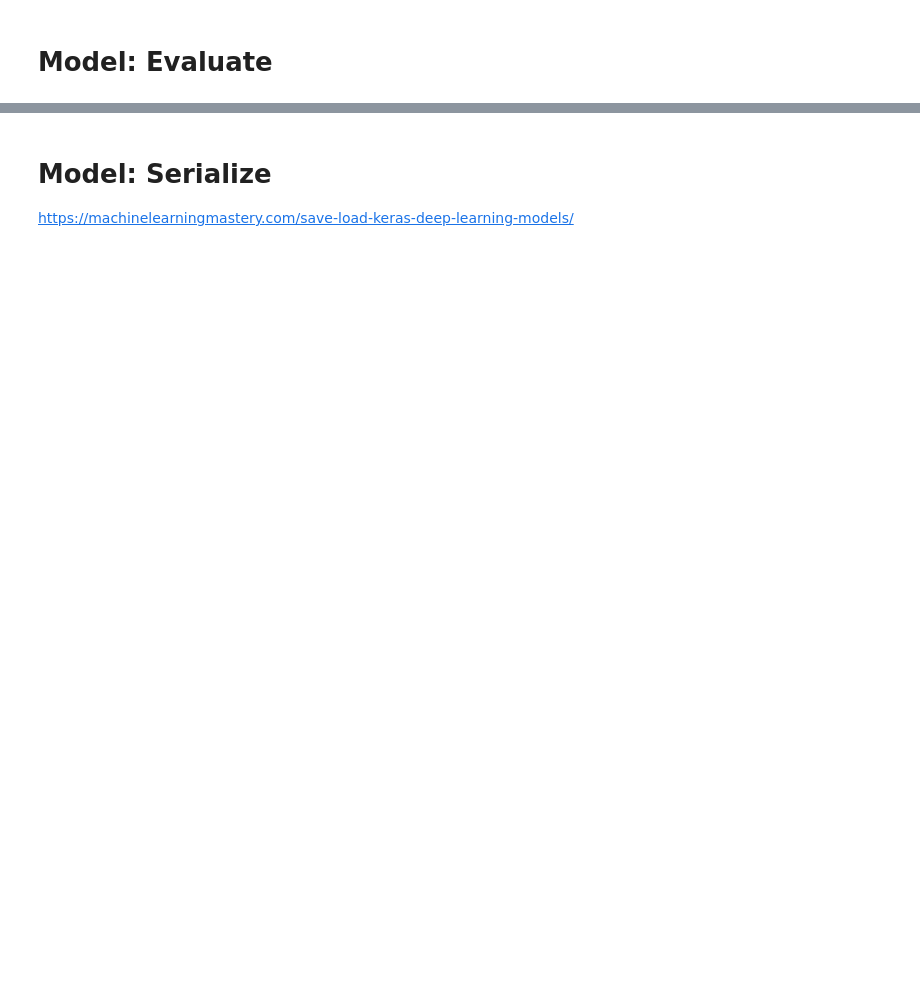
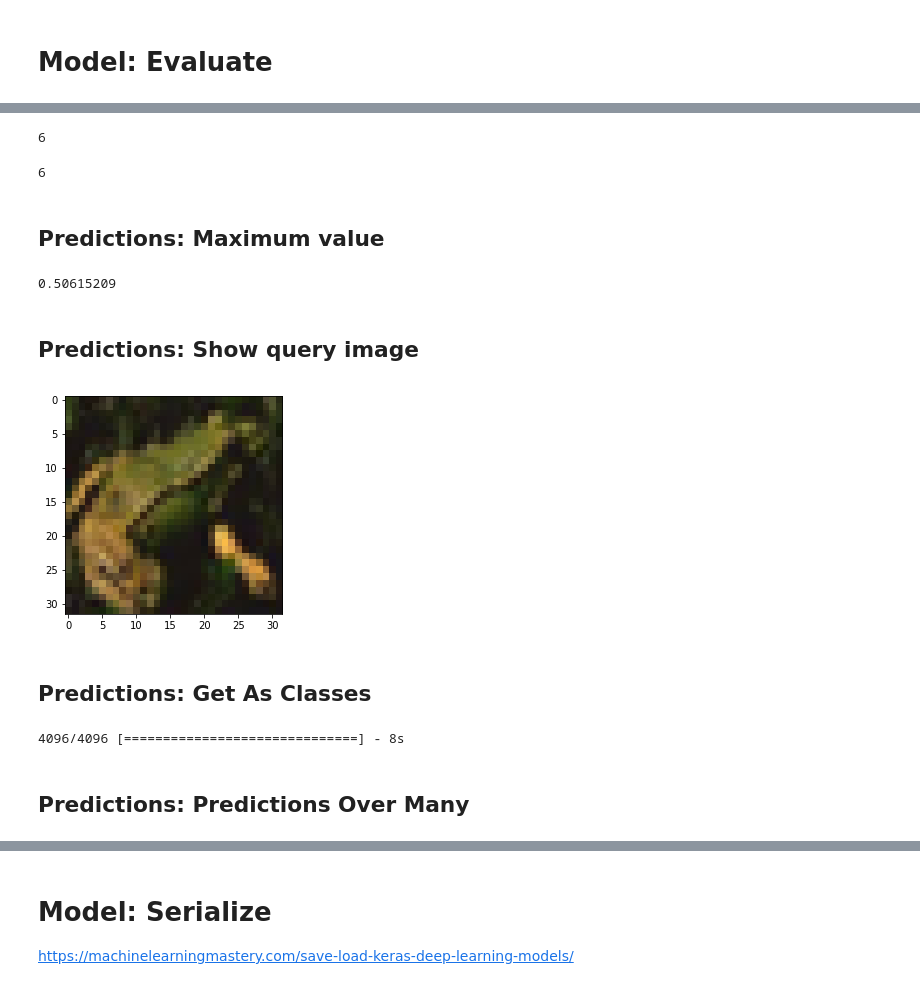
Before and after one commit to cannin/docker-jupyter-keras-tensorflow-tools, a Jupyter notebook: test_scripts/cifar-10_cnn.ipynb, the cells around one changed output, grey strips where cells are left out. Drawn from its saved outputs; the diff is of its cells as text; code cells hidden in the pictures; blank space fills up the shorter version.

```diff
--- a/test_scripts/cifar-10_cnn.ipynb
+++ b/test_scripts/cifar-10_cnn.ipynb
@@ -194,0 +245,8 @@ print("Accuracy: %.2f%%" % (scores[1]*100))
+# %%
+# NOTE: Values before one-hot encoding
+y_test_class = npz['y_test']
+y_test_class = y_test_class.flatten()
+
+i = 41
+image = x_test[i:(i+1)]
+predictions = model.predict(image, batch_size=32)[0]
@@ -194,0 +262,30 @@ print("Accuracy: %.2f%%" % (scores[1]*100))
+# %%
+predictions.argmax(axis=0)
+# %% [output]
+6
+# %%
+y_test_class[i] # Actual class
+# %% [output]
+6
+# %% [markdown]
+## Predictions: Maximum value
+# %%
+np.amax(predictions)
+# %% [output]
+0.50615209
+# %% [markdown]
+## Predictions: Show query image
+# %%
+plt.imshow(image[0])
+plt.show()
+# %% [output]
+[figure, added]
+# %% [markdown]
+## Predictions: Get As Classes
+# %%
+max_entry = 4096
+y_pred = model.predict_classes(x_test[0:max_entry], batch_size=1024)
+# %% [output]
+4096/4096 [==============================] - 8s
+# %% [markdown]
+## Predictions: Predictions Over Many
```
Also changed, not shown: parts of 47 cells of this notebook, 6 other files.
